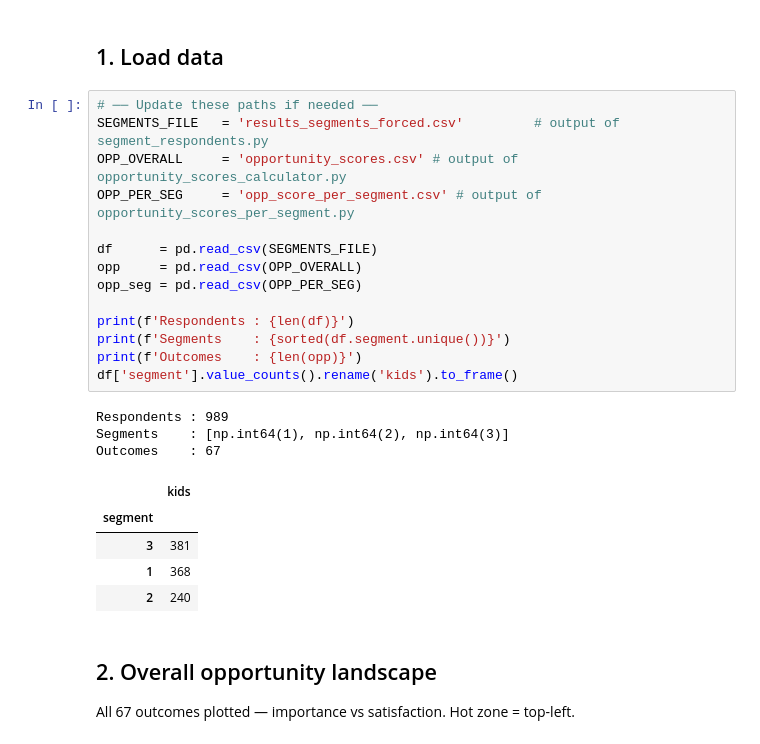
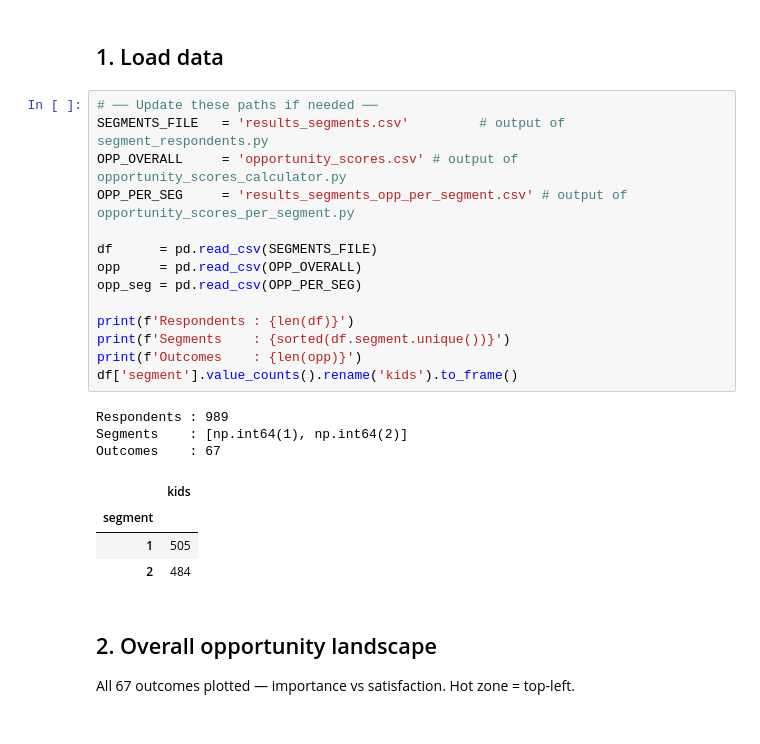
Before and after one commit to dophat1/jtbd-synthetic-survey, a Jupyter notebook: jtbd_analysis.ipynb, the cells around one changed output. Saved outputs shown, nothing was run; the diff lists cells and outputs as text.

```diff
--- a/jtbd_analysis.ipynb
+++ b/jtbd_analysis.ipynb
@@ -33,27 +33,26 @@ Libraries loaded.
 ## 1. Load data
 # %%
 # ── Update these paths if needed ──
-SEGMENTS_FILE   = 'results_segments_forced.csv'         # output of segment_respondents.py
+SEGMENTS_FILE   = 'results_segments.csv'         # output of segment_respondents.py
 OPP_OVERALL     = 'opportunity_scores.csv' # output of opportunity_scores_calculator.py
-OPP_PER_SEG     = 'opp_score_per_segment.csv' # output of opportunity_scores_per_segment.py
+OPP_PER_SEG     = 'results_segments_opp_per_segment.csv' # output of opportunity_scores_per_segment.py
 
 df      = pd.read_csv(SEGMENTS_FILE)
 opp     = pd.read_csv(OPP_OVERALL)
 opp_seg = pd.read_csv(OPP_PER_SEG)
 
 print(f'Respondents : {len(df)}')
 print(f'Segments    : {sorted(df.segment.unique())}')
 print(f'Outcomes    : {len(opp)}')
 df['segment'].value_counts().rename('kids').to_frame()
 # %% [output]
 Respondents : 989
-Segments    : [np.int64(1), np.int64(2), np.int64(3)]
+Segments    : [np.int64(1), np.int64(2)]
 Outcomes    : 67
 |  | kids |
 | segment |  |
-| 3 | 381 |
-| 1 | 368 |
-| 2 | 240 |
+| 1 | 505 |
+| 2 | 484 |
 # %% [markdown]
 ## 2. Overall opportunity landscape
 All 67 outcomes plotted — importance vs satisfaction. Hot zone = top-left.
```
Also changed, not shown: parts of 13 cells of this notebook, 1 other file.
